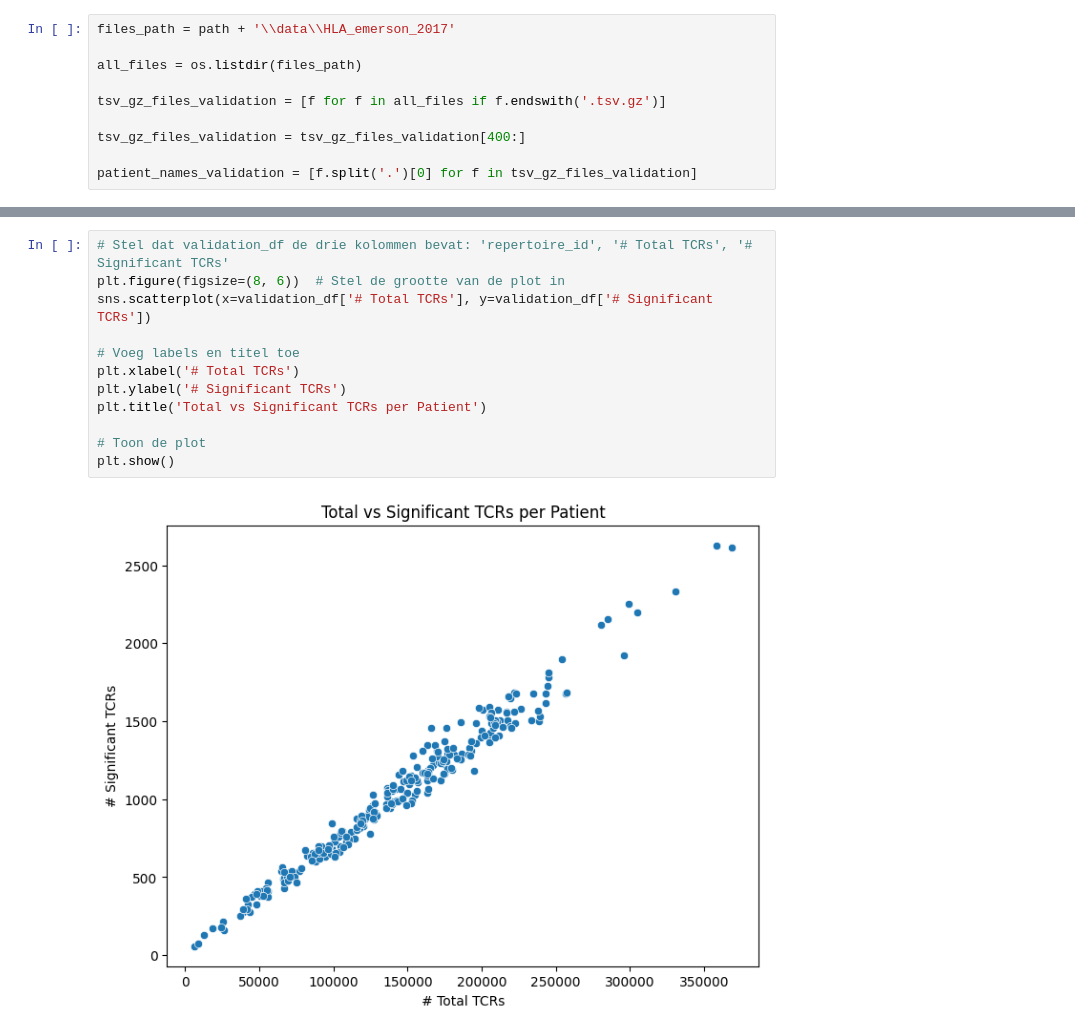
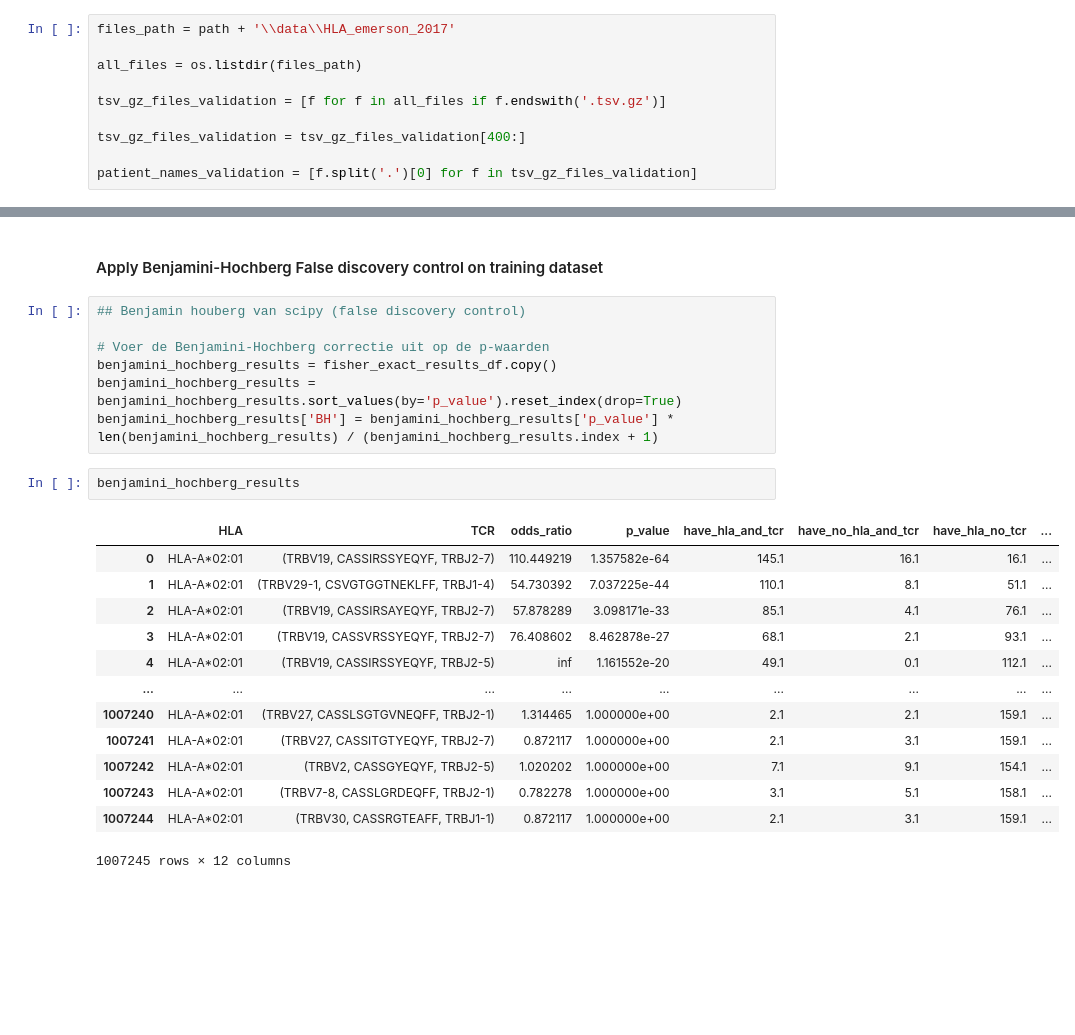
Before and after one commit to saartjeherman/Emerson, a Jupyter notebook: emerson.ipynb, the cells around one changed output, grey strips where cells are left out. Drawn from its saved outputs; the diff is of its cells as text; blank space fills up the shorter version.

```diff
--- a/emerson.ipynb
+++ b/emerson.ipynb
@@ -539,14 +598,25 @@ validation_df.head()
-# %%
-# Stel dat validation_df de drie kolommen bevat: 'repertoire_id', '# Total TCRs', '# Significant TCRs'
-plt.figure(figsize=(8, 6))  # Stel de grootte van de plot in
-sns.scatterplot(x=validation_df['# Total TCRs'], y=validation_df['# Significant TCRs'])
-
-# Voeg labels en titel toe
-plt.xlabel('# Total TCRs')
-plt.ylabel('# Significant TCRs')
-plt.title('Total vs Significant TCRs per Patient')
-
-# Toon de plot
-plt.show()
-# %% [output]
-[figure, removed]
+# %% [markdown]
+#### Apply Benjamini-Hochberg False discovery control on training dataset
+# %%
+## Benjamin houberg van scipy (false discovery control)
+
+# Voer de Benjamini-Hochberg correctie uit op de p-waarden
+benjamini_hochberg_results = fisher_exact_results_df.copy()
+benjamini_hochberg_results = benjamini_hochberg_results.sort_values(by='p_value').reset_index(drop=True)
+benjamini_hochberg_results['BH'] = benjamini_hochberg_results['p_value'] * len(benjamini_hochberg_results) / (benjamini_hochberg_results.index + 1)
+# %%
+benjamini_hochberg_results
+# %% [output]
+|  | HLA | TCR | odds_ratio | p_value | have_hla_and_tcr | have_no_hla_and_tcr | have_hla_no_tcr | ... |
+| 0 | HLA-A*02:01 | (TRBV19, CASSIRSSYEQYF, TRBJ2-7) | 110.449219 | 1.357582e-64 | 145.1 | 16.1 | 16.1 | ... |
+| 1 | HLA-A*02:01 | (TRBV29-1, CSVGTGGTNEKLFF, TRBJ1-4) | 54.730392 | 7.037225e-44 | 110.1 | 8.1 | 51.1 | ... |
+| 2 | HLA-A*02:01 | (TRBV19, CASSIRSAYEQYF, TRBJ2-7) | 57.878289 | 3.098171e-33 | 85.1 | 4.1 | 76.1 | ... |
+| 3 | HLA-A*02:01 | (TRBV19, CASSVRSSYEQYF, TRBJ2-7) | 76.408602 | 8.462878e-27 | 68.1 | 2.1 | 93.1 | ... |
+| 4 | HLA-A*02:01 | (TRBV19, CASSIRSSYEQYF, TRBJ2-5) | inf | 1.161552e-20 | 49.1 | 0.1 | 112.1 | ... |
+| ... | ... | ... | ... | ... | ... | ... | ... | ... |
+| 1007240 | HLA-A*02:01 | (TRBV27, CASSLSGTGVNEQFF, TRBJ2-1) | 1.314465 | 1.000000e+00 | 2.1 | 2.1 | 159.1 | ... |
+| 1007241 | HLA-A*02:01 | (TRBV27, CASSITGTYEQYF, TRBJ2-7) | 0.872117 | 1.000000e+00 | 2.1 | 3.1 | 159.1 | ... |
+| 1007242 | HLA-A*02:01 | (TRBV2, CASSGYEQYF, TRBJ2-5) | 1.020202 | 1.000000e+00 | 7.1 | 9.1 | 154.1 | ... |
+| 1007243 | HLA-A*02:01 | (TRBV7-8, CASSLGRDEQFF, TRBJ2-1) | 0.782278 | 1.000000e+00 | 3.1 | 5.1 | 158.1 | ... |
+| 1007244 | HLA-A*02:01 | (TRBV30, CASSRGTEAFF, TRBJ1-1) | 0.872117 | 1.000000e+00 | 2.1 | 3.1 | 159.1 | ... |
+1007245 rows × 12 columns
```
Also changed, not shown: parts of 31 cells of this notebook.
